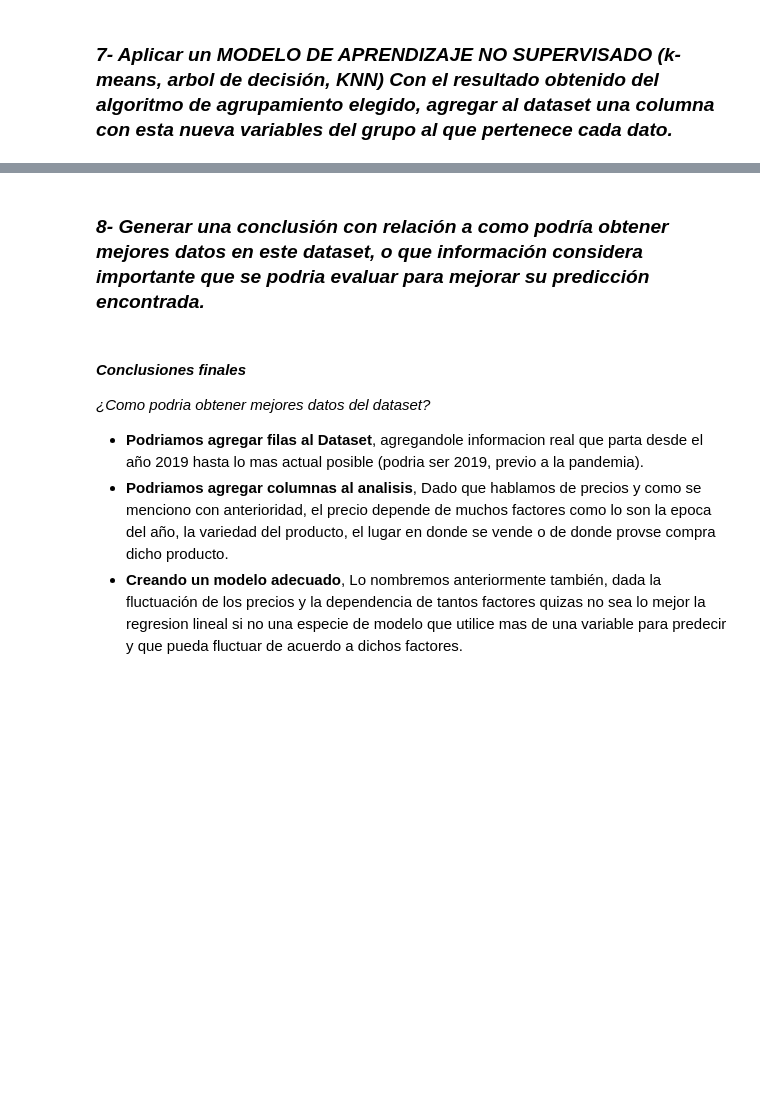
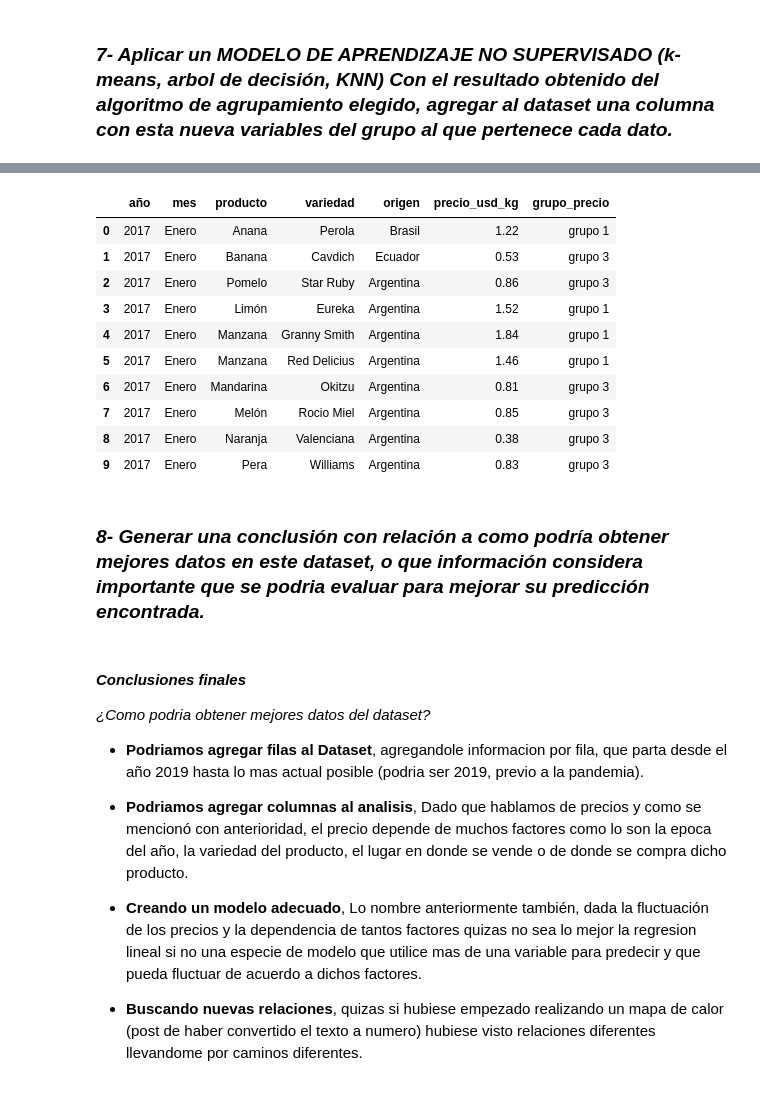
Before and after one commit to cristiandevar/TPIntegrador-1, a Jupyter notebook: TRABAJO_INTEGRADOR_1_Franco_Cristian.ipynb, the cells around one changed output, grey strips where cells are left out. Drawn from its saved outputs; the diff is of its cells as text; code cells hidden in the pictures; blank space fills up the shorter version.

```diff
--- a/TRABAJO_INTEGRADOR_1_Franco_Cristian.ipynb
+++ b/TRABAJO_INTEGRADOR_1_Franco_Cristian.ipynb
@@ -486,8 +486,8 @@ Procederemos a crear un modelo que realice una regresion lineal, pero para esto
 Mi idea es dado el nombre de una fruta o verdura, poder predecir el precio. El primer problema es que la columna nombre no es numerica, el segundo es que puedo convertirla a numerica pero debo guardar esa informacion para poder saber a que nombre corresponde que numero.
 # %%
 # Asignaremos un numero a cada  fruta o verdura, almacenando un diccionario para que a la hora de predecir
-# el usuario ingrese un texto y nosotros sepamos a que numero representa
-nombre_a_numero = dict(zip(df['producto'], pd.factorize(df['producto'])[0]))
+# el usuario ingrese un texto que contenga el nombre del producto y nosotros sepamos a que numero representa
+nombre_a_numero = dict(zip(pd.factorize(df['producto'])[0], df['producto']))
 df['producto'] = pd.factorize(df['producto'])[0]
 # %%
 # Importamos las librerias para crear al modelo y para preparar las variables de entrenamiento y testeo
@@ -599,9 +603,43 @@ df.head()
+# %%
+# Para entenderlo mejor, procederemos a  reemplazar el numero de producto por el nombre correspondiente
+# lo mismo para la nueva columna. Recordemos que tenemos un diccionario que almacena el nombre de la fruta
+# y su respectivo numero representativo.
+dic_grupo = {
+    3:'grupo 4',
+    2:'grupo 3',
+    1:'grupo 2',
+    0:'grupo 1'
+}
+
+for (k, v) in dic_grupo.items():
+    df.loc[df['grupo_precio']==k, 'grupo_precio'] = v
+
+for (k, v) in nombre_a_numero.items():
+    df.loc[df['producto']==k, 'producto'] = v
+
+df.head(10)
+# %% [output]
+|  | año | mes | producto | variedad | origen | precio_usd_kg | grupo_precio |
+| 0 | 2017 | Enero | Anana | Perola | Brasil | 1.22 | grupo 1 |
+| 1 | 2017 | Enero | Banana | Cavdich | Ecuador | 0.53 | grupo 3 |
+| 2 | 2017 | Enero | Pomelo | Star Ruby | Argentina | 0.86 | grupo 3 |
+| 3 | 2017 | Enero | Limón | Eureka | Argentina | 1.52 | grupo 1 |
+| 4 | 2017 | Enero | Manzana | Granny Smith | Argentina | 1.84 | grupo 1 |
+| 5 | 2017 | Enero | Manzana | Red Delicius | Argentina | 1.46 | grupo 1 |
+| 6 | 2017 | Enero | Mandarina | Okitzu | Argentina | 0.81 | grupo 3 |
+| 7 | 2017 | Enero | Melón | Rocio Miel | Argentina | 0.85 | grupo 3 |
+| 8 | 2017 | Enero | Naranja | Valenciana | Argentina | 0.38 | grupo 3 |
+| 9 | 2017 | Enero | Pera | Williams | Argentina | 0.83 | grupo 3 |
 # %% [markdown]
 ### ***8- Generar una conclusión con relación a como podría obtener mejores datos en este dataset, o que información considera importante que se podria evaluar para mejorar su predicción encontrada.***
 # %% [markdown]
 #### ***Conclusiones finales***
 
 *¿Como podria obtener mejores datos del dataset?*
-* **Podriamos agregar filas al Dataset**, agregandole informacion real que parta desde el año 2019 hasta lo mas actual posible (podria ser 2019, previo a la pandemia).
-* **Podriamos agregar columnas al analisis**, Dado que hablamos de precios y como se menciono con anterioridad, el precio depende de muchos factores como lo son la epoca del año, la variedad del producto, el lugar en donde se vende o de donde provse compra dicho producto.
-* **Creando un modelo adecuado**, Lo nombremos anteriormente también, dada la fluctuación de los precios y la dependencia de tantos factores quizas no sea lo mejor la regresion lineal si no una especie de modelo que utilice mas de una variable para predecir y que pueda fluctuar de acuerdo a dichos factores.
+* **Podriamos agregar filas al Dataset**, agregandole informacion por fila, que parta desde el año 2019 hasta lo mas actual posible (podria ser 2019, previo a la pandemia).
+
+* **Podriamos agregar columnas al analisis**, Dado que hablamos de precios y como se mencionó con anterioridad, el precio depende de muchos factores como lo son la epoca del año, la variedad del producto, el lugar en donde se vende o de donde se compra dicho producto.
+
+* **Creando un modelo adecuado**, Lo nombre anteriormente también, dada la fluctuación de los precios y la dependencia de tantos factores quizas no sea lo mejor la regresion lineal si no una especie de modelo que utilice mas de una variable para predecir y que pueda fluctuar de acuerdo a dichos factores.
+
+* **Buscando nuevas relaciones**, quizas si hubiese empezado realizando un mapa de calor (post de haber convertido el texto a numero) hubiese visto relaciones diferentes llevandome por caminos diferentes.
```
Also changed, not shown: parts of 2 cells of this notebook.
